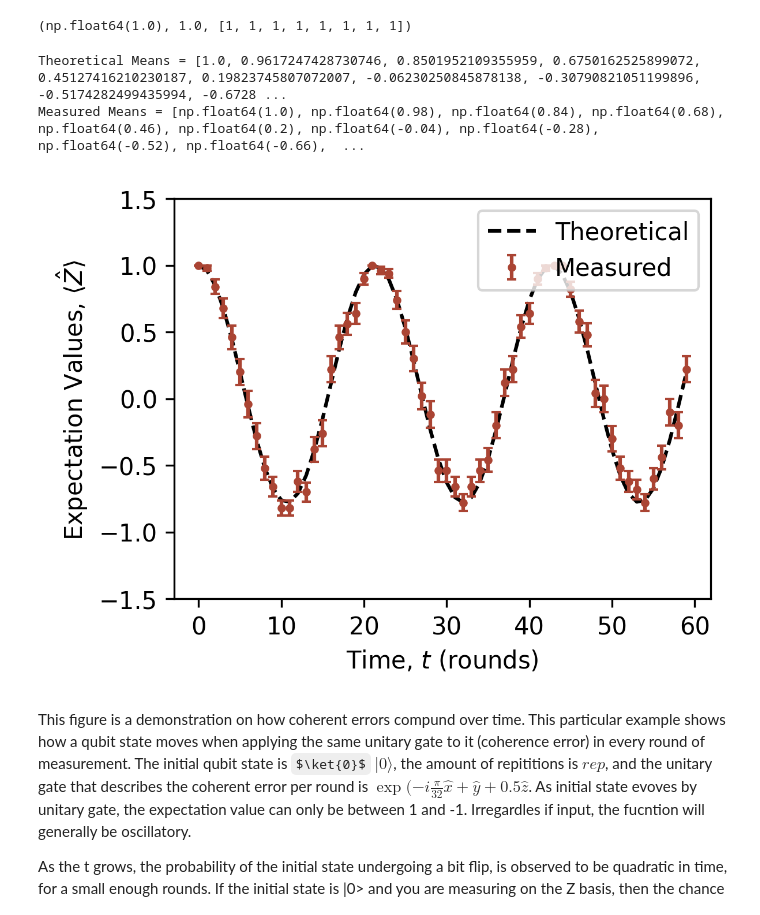
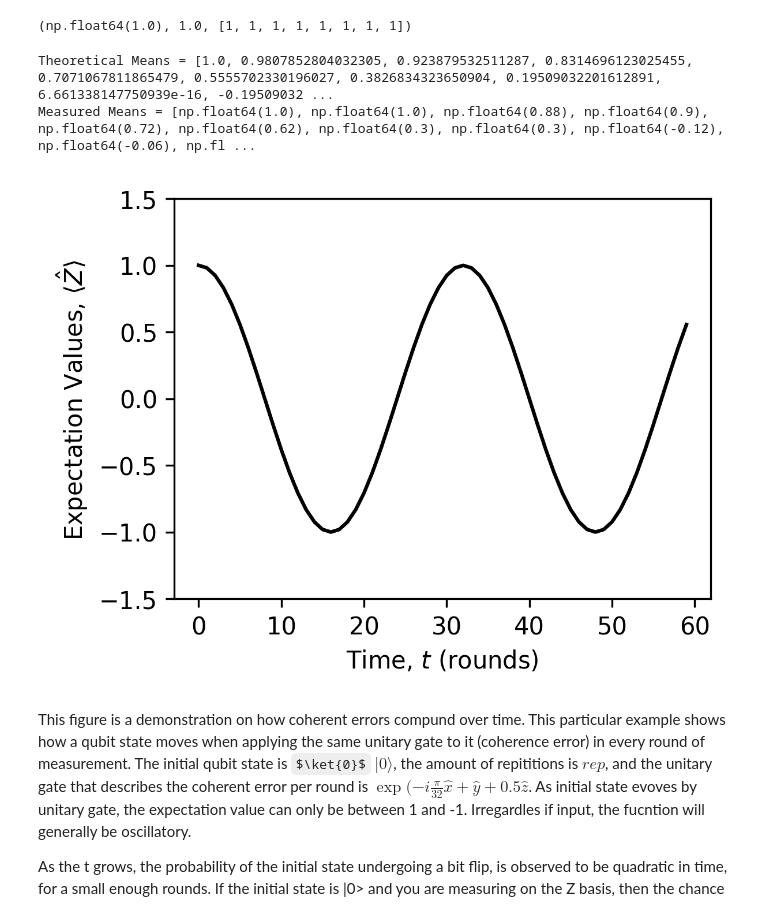
Before and after one commit to ThatGuy65/YQIwork, a Jupyter notebook: Chapter3Examples.ipynb, the cells around one changed output. Cells and saved outputs as stored; diff of their text form; code cells hidden in the pictures; some formulas as TeX source.

```diff
--- a/Chapter3Examples.ipynb
+++ b/Chapter3Examples.ipynb
@@ -471,41 +471,41 @@ def coherent_sim_plot(initial, unitary, t, rep, proj_basis, seed = None):
     #print(f"Measured Mean = {measured_mean}")
     print(f"Measured Means = {mean}")
 
     #print(f"Measured Error = {std_error}")
     #print(f"Total Measured Error = {error}")
-    ax.plot(x_axis, theory_y_axis, '--k', label='Theoretical')
+    ax.plot(x_axis, theory_y_axis, color='black', label='Theoretical')
 
 
     #t_measured = np.linspace(0, t_max, num_measurement) # times at which measurements are performed
     #mean = some_function(t_measured) # mean values of the measurement
     #measured_error = np.std(mean, axis = -1) / np.sqrt(rep)
 
     #print(f"Measured Error = {measured_error}")
     #print(f"Measured Error Array = {error}")
     ax.set_xlabel('Time, $t$ (rounds)') # Description, variable in math form, units
     ax.set_ylabel(f'Expectation Values, $\\langle \hat {{{proj_basis}}}\\rangle$ ') #(mV)
-
+    '''
     ax.errorbar(x_axis, mean, # supply the x and y coordinates
                 color='#AA4433',
                 yerr= uncertainty, # supply the size of the error bars
                 fmt='o', # only draw datapoints using circles, don't connect
                 markersize=2.5, # size of the circles
                 capsize=2, # size of the caps on the error bars
                 label='Measured',
                 )
+    '''
 
-
-    ax.legend(loc = "upper right") # create the legend with previously marked information
+    #ax.legend(loc = "upper right") # create the legend with previously marked information
 
 #coherent_sim_plot(basis(2,0), sigmax(), 10, 8, "z", 58.0)
 #coherent_sim_plot(basis(2,0), (-1j * (np.pi / 16 )/ 2 * sigmax()).expm(), 40, 8, "z", 58.0)
 #coherent_sim_plot(basis(2,0), (-1j * (np.pi / 4 )/ 2 * sigmax()).expm(), 60, 100, "Y", 58.0)
-coherent_sim_plot(basis(2,0), (-1j * (np.pi / 16 )/ 2 * (sigmax() + sigmay() + 0.5 * sigmaz())).expm(), 60, 100, "Z", 58.0)
+coherent_sim_plot(basis(2,0), (-1j * (np.pi / 16 )/ 2 * (sigmax())).expm(), 60, 100, "Z", 58.0)
 #coherent_sim_plot(basis(2,0), (-1j * (np.pi / 2)/ 2 * sigmax()).expm(), 40, 8, "y", 58.0)
 # %% [output]
-Theoretical Means = [1.0, 0.9617247428730746, 0.8501952109355959, 0.6750162525899072, 0.45127416210230187, 0.19823745807072007, -0.06230250845878138, -0.30790821051199896, -0.5174282499435994, -0.6728 ...
-Measured Means = [np.float64(1.0), np.float64(0.98), np.float64(0.84), np.float64(0.68), np.float64(0.46), np.float64(0.2), np.float64(-0.04), np.float64(-0.28), np.float64(-0.52), np.float64(-0.66),  ...
+Theoretical Means = [1.0, 0.9807852804032305, 0.923879532511287, 0.8314696123025455, 0.7071067811865479, 0.5555702330196027, 0.3826834323650904, 0.19509032201612891, 6.661338147750939e-16, -0.19509032 ...
+Measured Means = [np.float64(1.0), np.float64(1.0), np.float64(0.88), np.float64(0.9), np.float64(0.72), np.float64(0.62), np.float64(0.3), np.float64(0.3), np.float64(-0.12), np.float64(-0.06), np.fl ...
-[figure, old version]
+[figure, new version]
 # %% [markdown]
 This figure is a demonstration on how coherent errors compund over time. This particular example shows how a qubit state moves when applying the same unitary gate to it (coherence error) in every round of measurement. The initial qubit state is $\ket{0}$ $|0\rangle$, the amount of repititions is ${rep}$, and the unitary gate that describes the coherent error per round is $\exp(-i {\frac{\pi}{32}} \hat{x} + \hat{y} + 0.5 \hat{z}$. As initial state evoves by unitary gate, the expectation value can only be between 1 and -1. Irregardles if input, the fucntion will generally be oscillatory.
 
```
Also changed, not shown: parts of 2 cells of this notebook, 2 other files.
